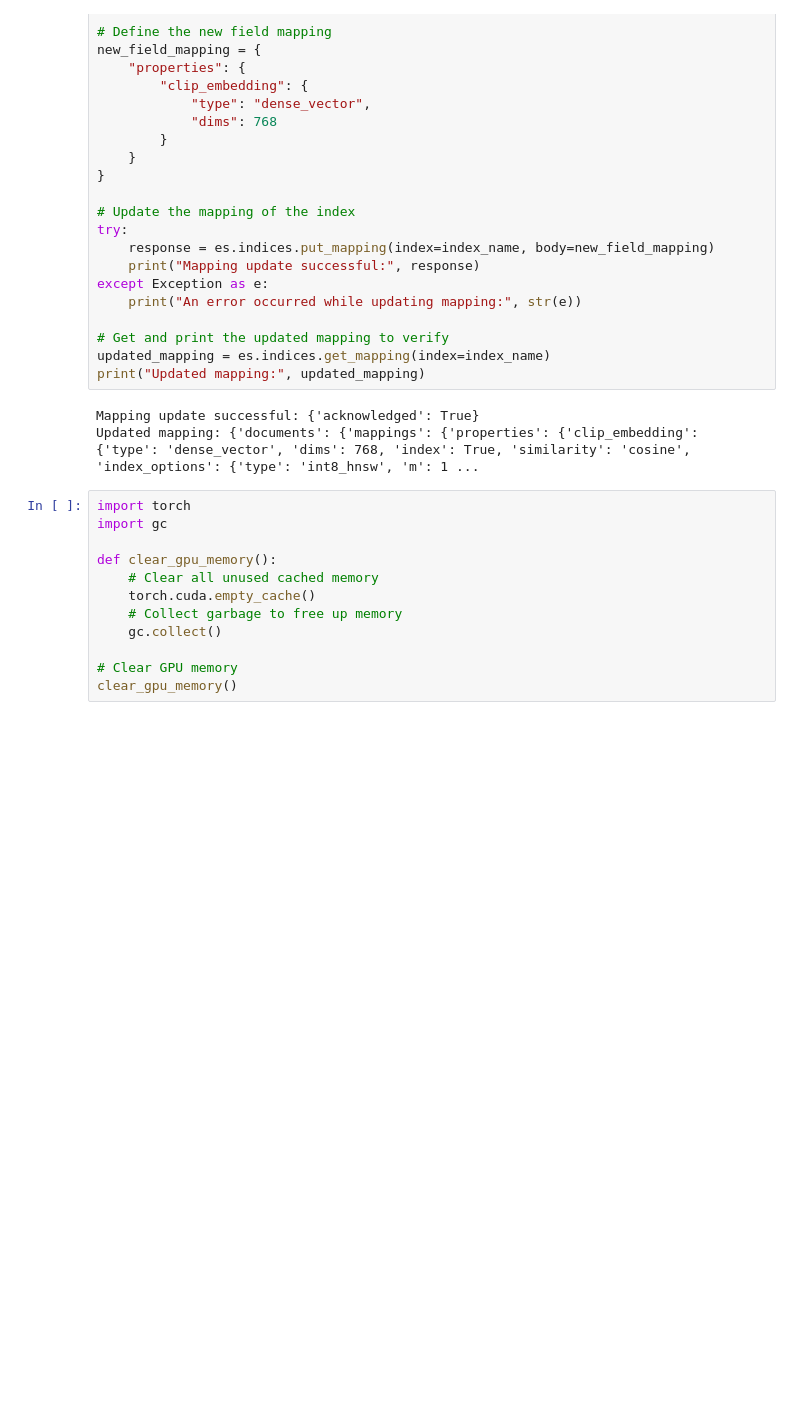
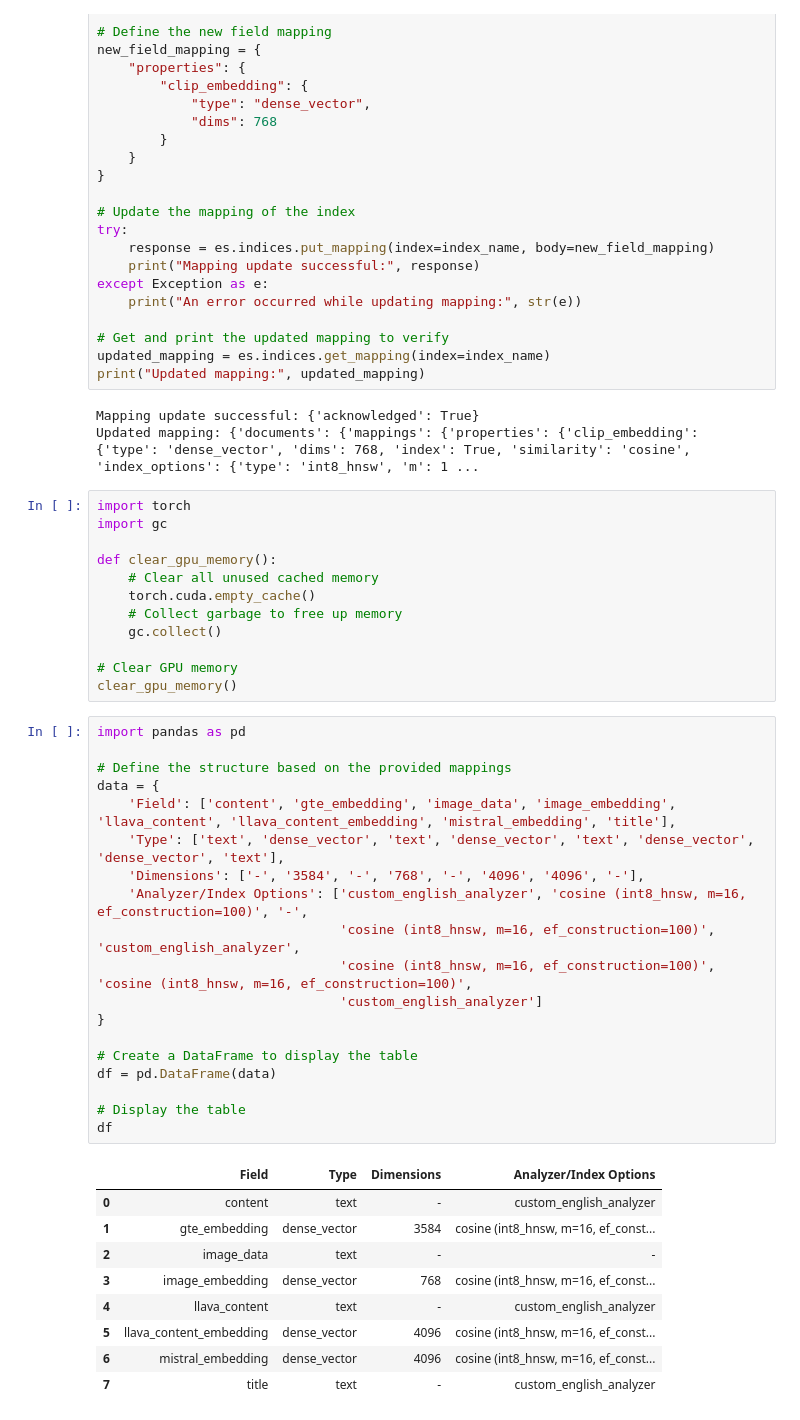
Before and after one commit to mleshashi/thesis-sharma, a Jupyter notebook: ElasticSearch/ESsize.ipynb, the cells around one changed output. Saved outputs shown, nothing was run; the diff lists cells and outputs as text; blank space fills up the shorter version.

```diff
--- a/ElasticSearch/ESsize.ipynb
+++ b/ElasticSearch/ESsize.ipynb
@@ -146,3 +146,32 @@ def clear_gpu_memory():
 
 # Clear GPU memory
 clear_gpu_memory()
+# %%
+import pandas as pd
+
+# Define the structure based on the provided mappings
+data = {
+    'Field': ['content', 'gte_embedding', 'image_data', 'image_embedding', 'llava_content', 'llava_content_embedding', 'mistral_embedding', 'title'],
+    'Type': ['text', 'dense_vector', 'text', 'dense_vector', 'text', 'dense_vector', 'dense_vector', 'text'],
+    'Dimensions': ['-', '3584', '-', '768', '-', '4096', '4096', '-'],
+    'Analyzer/Index Options': ['custom_english_analyzer', 'cosine (int8_hnsw, m=16, ef_construction=100)', '-',
+                               'cosine (int8_hnsw, m=16, ef_construction=100)', 'custom_english_analyzer',
+                               'cosine (int8_hnsw, m=16, ef_construction=100)', 'cosine (int8_hnsw, m=16, ef_construction=100)',
+                               'custom_english_analyzer']
+}
+
+# Create a DataFrame to display the table
+df = pd.DataFrame(data)
+
+# Display the table
+df
+# %% [output]
+|  | Field | Type | Dimensions | Analyzer/Index Options |
+| 0 | content | text | - | custom_english_analyzer |
+| 1 | gte_embedding | dense_vector | 3584 | cosine (int8_hnsw, m=16, ef_const... |
+| 2 | image_data | text | - | - |
+| 3 | image_embedding | dense_vector | 768 | cosine (int8_hnsw, m=16, ef_const... |
+| 4 | llava_content | text | - | custom_english_analyzer |
+| 5 | llava_content_embedding | dense_vector | 4096 | cosine (int8_hnsw, m=16, ef_const... |
+| 6 | mistral_embedding | dense_vector | 4096 | cosine (int8_hnsw, m=16, ef_const... |
+| 7 | title | text | - | custom_english_analyzer |
```
Also changed, not shown: 11 other files.
